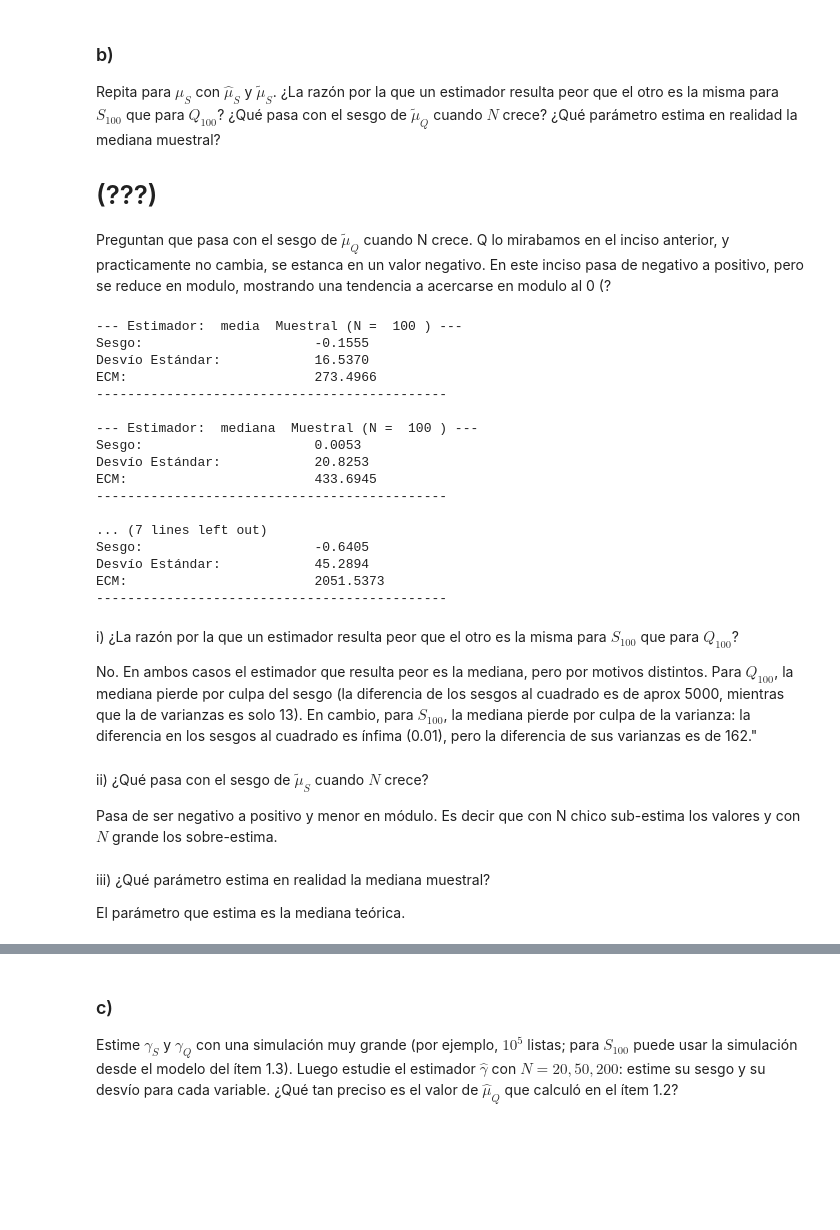
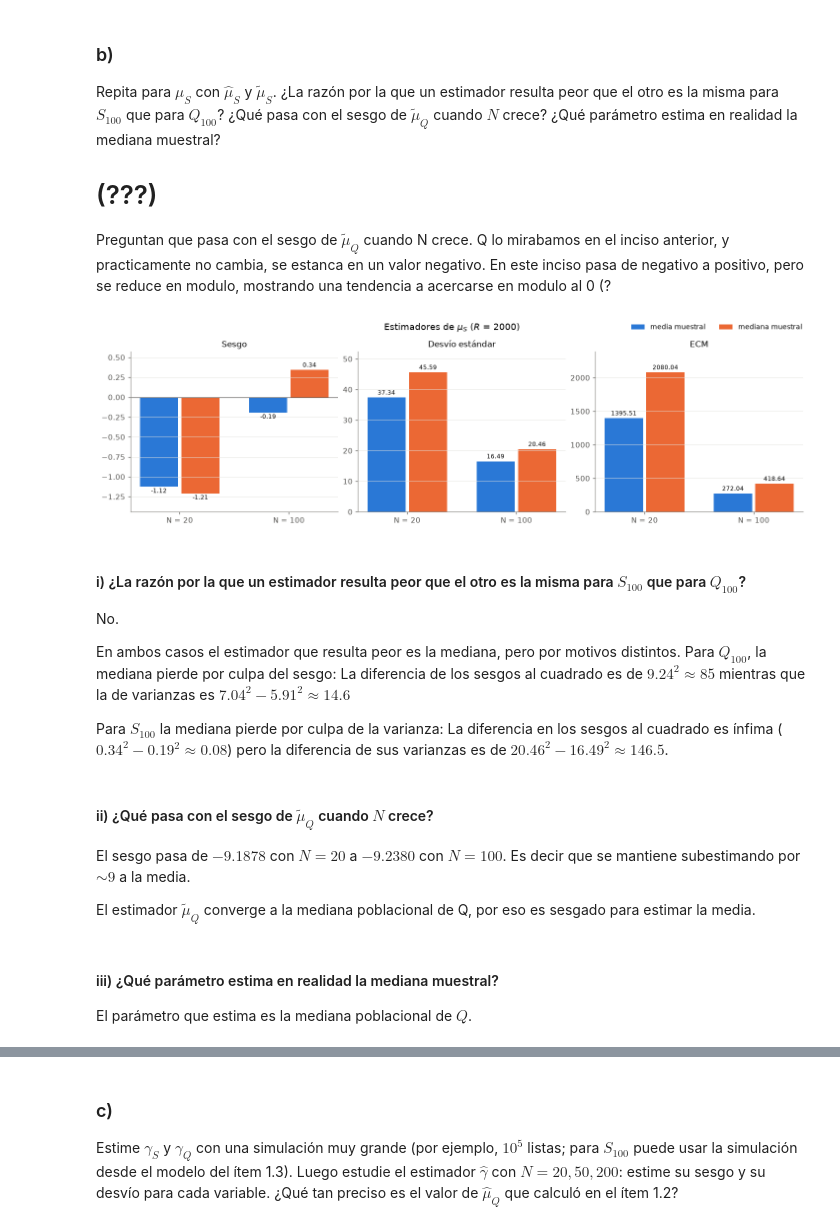
Before and after one commit to fdllrs/estadistica-computacional-tp, a Jupyter notebook: bloque2.ipynb, the cells around one changed output, grey strips where cells are left out. Saved outputs shown, nothing was run; the diff lists cells and outputs as text; code cells hidden in the pictures; blank space fills up the shorter version.

```diff
--- a/bloque2.ipynb
+++ b/bloque2.ipynb
@@ -106,41 +144,33 @@ Preguntan que pasa con el sesgo de $\tilde{\mu}_Q$ cuando N crece. Q lo mirabamo
 # %%
 # N = 100
 resultados_N100 = evaluar_estimadores(2000, 100, 100, "insertion", "swaps")
 
-imprimir_estadisticos(100, "media", resultados_N100)
-imprimir_estadisticos(100, "mediana", resultados_N100)
-
 # N = 20
 resultados_N20 = evaluar_estimadores(2000, 20, 100, "insertion", "swaps")
-imprimir_estadisticos(20, "media", resultados_N20)
-imprimir_estadisticos(20, "mediana", resultados_N20)
+
+resultados_S = {20: resultados_N20, 100: resultados_N100}
+graficar_estimadores(resultados_S, "S")
 # %% [output]
---- Estimador:  media  Muestral (N =  100 ) ---
-Sesgo:                      -0.1555
-Desvío Estándar:            16.5370
-ECM:                        273.4966
----------------------------------------------
-
---- Estimador:  mediana  Muestral (N =  100 ) ---
-Sesgo:                      0.0053
-Desvío Estándar:            20.8253
-ECM:                        433.6945
----------------------------------------------
-
-... (7 lines left out)
-Sesgo:                      -0.6405
-Desvío Estándar:            45.2894
-ECM:                        2051.5373
----------------------------------------------
+[figure, added]
 # %% [markdown]
-i) ¿La razón por la que un estimador resulta peor que el otro es la misma para $S_{100}$ que para $Q_{100}$?
+#### i) ¿La razón por la que un estimador resulta peor que el otro es la misma para $S_{100}$ que para $Q_{100}$?
 
-No. En ambos casos el estimador que resulta peor es la mediana, pero por motivos distintos. Para $Q_{100}$, la mediana pierde por culpa del sesgo (la diferencia de los sesgos al cuadrado es de aprox 5000, mientras que la de varianzas es solo 13). En cambio, para $S_{100}$, la mediana pierde por culpa de la varianza: la diferencia en los sesgos al cuadrado es ínfima (0.01), pero la diferencia de sus varianzas es de 162."
+No.
+
+En ambos casos el estimador que resulta peor es la mediana, pero por motivos distintos.
+Para $Q_{100}$, la mediana pierde por culpa del sesgo:
+La diferencia de los sesgos al cuadrado es de $9.24^2 ≈ 85$ mientras que la de varianzas es $7.04^2 − 5.91^2 ≈ 14.6$
+
+Para $S_{100}$ la mediana pierde por culpa de la varianza:
+La diferencia en los sesgos al cuadrado es ínfima ($0.34^2 − 0.19^2 ≈ 0.08$) pero la diferencia de sus varianzas es de $20.46^2 − 16.49^2 ≈ 146.5$.
 # %% [markdown]
-ii) ¿Qué pasa con el sesgo de $\tilde{\mu}_S$ cuando $N$ crece?
+#### ii) ¿Qué pasa con el sesgo de $\tilde{\mu}_Q$ cuando $N$ crece?
 
-Pasa de ser negativo a positivo y menor en módulo. Es decir que con N chico sub-estima los valores y con $N$ grande los sobre-estima.
+El sesgo pasa de $-9.1878$ con $N=20$ a $-9.2380$ con $N=100$. Es decir que se mantiene subestimando por $\sim 9$ a la media.
+
+
+El estimador $\tilde{\mu}_Q$ converge a la mediana poblacional de Q, por eso es sesgado para estimar la media.
 # %% [markdown]
-iii) ¿Qué parámetro estima en realidad la mediana muestral?
+#### iii) ¿Qué parámetro estima en realidad la mediana muestral?
 
-El parámetro que estima es la mediana teórica.
+El parámetro que estima es la mediana poblacional de $Q$.
```
Also changed, not shown: parts of 11 cells of this notebook.
